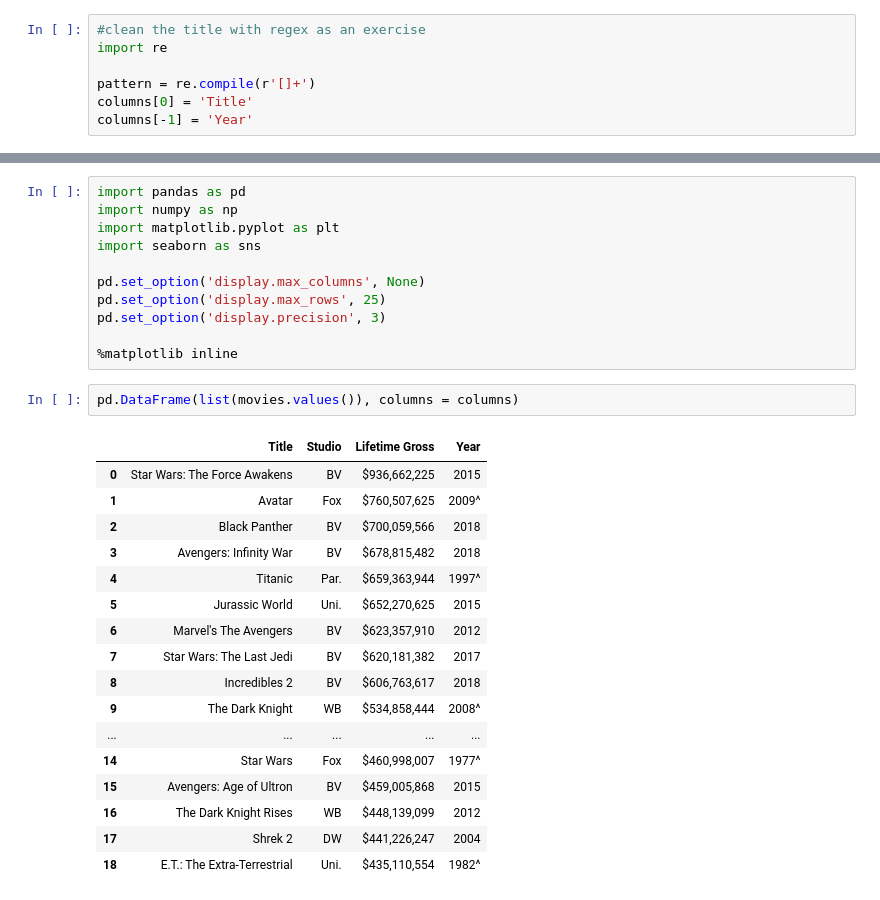
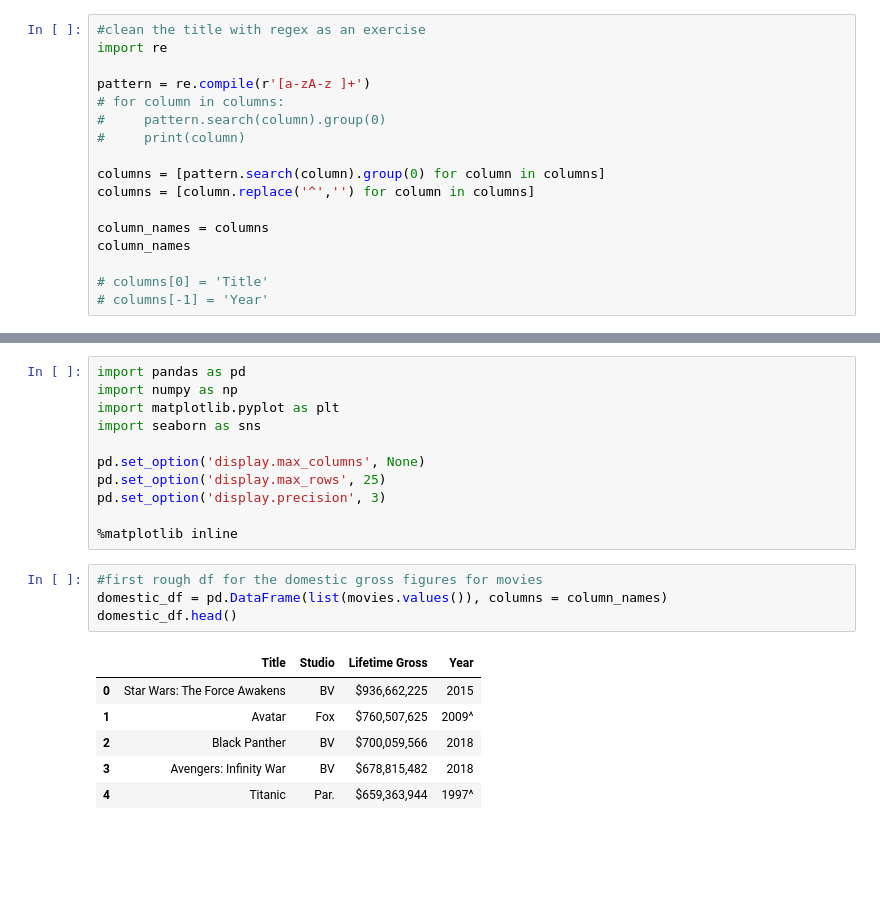
Before and after one commit to dynogravelso/luther, a Jupyter notebook: Web Scraping General.ipynb, the cells around one changed output, grey strips where cells are left out. Drawn from its saved outputs; the diff is of its cells as text; blank space fills up the shorter version.

```diff
--- a/Web Scraping General.ipynb
+++ b/Web Scraping General.ipynb
@@ -67,6 +67,16 @@ columns = [column.text for column in columns][1:]
 #clean the title with regex as an exercise
 import re
 
-pattern = re.compile(r'[]+')
-columns[0] = 'Title'
-columns[-1] = 'Year'
+pattern = re.compile(r'[a-zA-z ]+')
+# for column in columns:
+#     pattern.search(column).group(0)
+#     print(column)
+
+columns = [pattern.search(column).group(0) for column in columns]
+columns = [column.replace('^','') for column in columns]
+
+column_names = columns
+column_names
+
+# columns[0] = 'Title'
+# columns[-1] = 'Year'
@@ -81,23 +93,14 @@ pd.set_option('display.max_rows', 25)
 pd.set_option('display.precision', 3)
 
 %matplotlib inline
-# %%
-pd.DataFrame(list(movies.values()), columns = columns)
-# %% [output]
-|  | Title | Studio | Lifetime Gross | Year |
-| 0 | Star Wars: The Force Awakens | BV | $936,662,225 | 2015 |
-| 1 | Avatar | Fox | $760,507,625 | 2009^ |
-| 2 | Black Panther | BV | $700,059,566 | 2018 |
-| 3 | Avengers: Infinity War | BV | $678,815,482 | 2018 |
-| 4 | Titanic | Par. | $659,363,944 | 1997^ |
-| 5 | Jurassic World | Uni. | $652,270,625 | 2015 |
-| 6 | Marvel's The Avengers | BV | $623,357,910 | 2012 |
-| 7 | Star Wars: The Last Jedi | BV | $620,181,382 | 2017 |
-| 8 | Incredibles 2 | BV | $606,763,617 | 2018 |
-| 9 | The Dark Knight | WB | $534,858,444 | 2008^ |
-| ... | ... | ... | ... | ... |
-| 14 | Star Wars | Fox | $460,998,007 | 1977^ |
-| 15 | Avengers: Age of Ultron | BV | $459,005,868 | 2015 |
-| 16 | The Dark Knight Rises | WB | $448,139,099 | 2012 |
-| 17 | Shrek 2 | DW | $441,226,247 | 2004 |
-| 18 | E.T.: The Extra-Terrestrial | Uni. | $435,110,554 | 1982^ |
+# %%
+#first rough df for the domestic gross figures for movies
+domestic_df = pd.DataFrame(list(movies.values()), columns = column_names)
+domestic_df.head()
+# %% [output]
+|  | Title | Studio | Lifetime Gross | Year |
+| 0 | Star Wars: The Force Awakens | BV | $936,662,225 | 2015 |
+| 1 | Avatar | Fox | $760,507,625 | 2009^ |
+| 2 | Black Panther | BV | $700,059,566 | 2018 |
+| 3 | Avengers: Infinity War | BV | $678,815,482 | 2018 |
+| 4 | Titanic | Par. | $659,363,944 | 1997^ |
```
Also changed, not shown: parts of 11 cells of this notebook, 2 other files.
